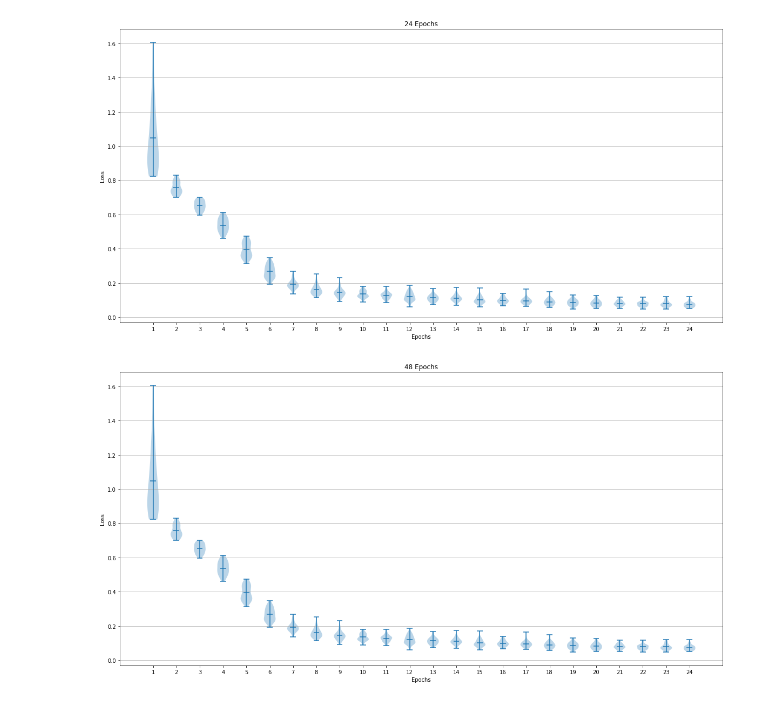
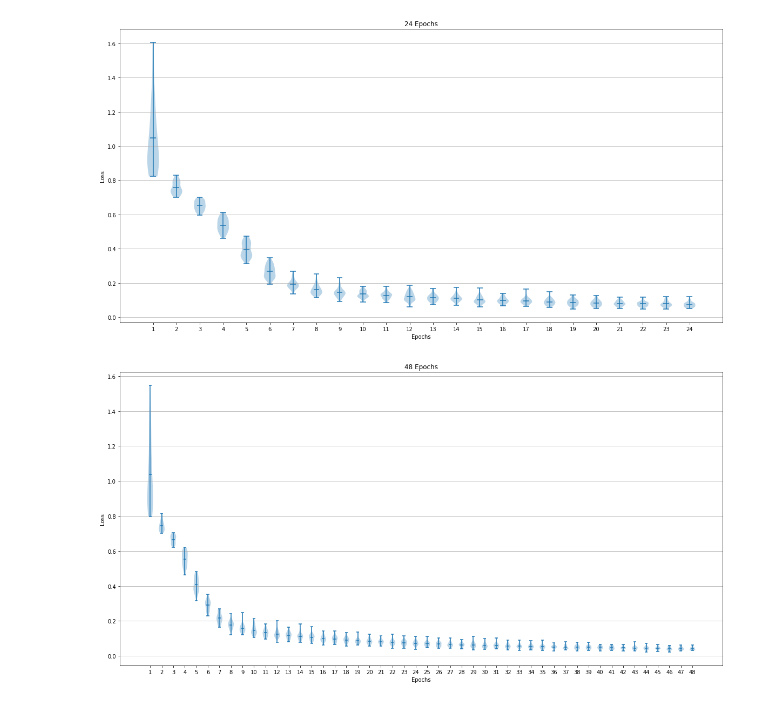
Before and after one commit to darienmt/CarND-Semantic-Segmentation-P2, a Jupyter notebook: Visualizations/Loss Graphs.ipynb, the cells around one changed output. Saved outputs shown, nothing was run; the diff lists cells and outputs as text; code cells hidden in the pictures.

```diff
--- a/Visualizations/Loss Graphs.ipynb
+++ b/Visualizations/Loss Graphs.ipynb
@@ -51,6 +51,6 @@ showEpoch(epoch24, '24 Epochs')
 [figure]
 # %%
 epoch48 = readEpochData('../data/EpochData/Epoch48.csv')
-showEpoch(epoch24, '48 Epochs')
+showEpoch(epoch48, '48 Epochs')
 # %% [output]
-[figure, old version]
+[figure, new version]
```
Also changed, not shown: parts of 1 cell of this notebook, 29 other files.
